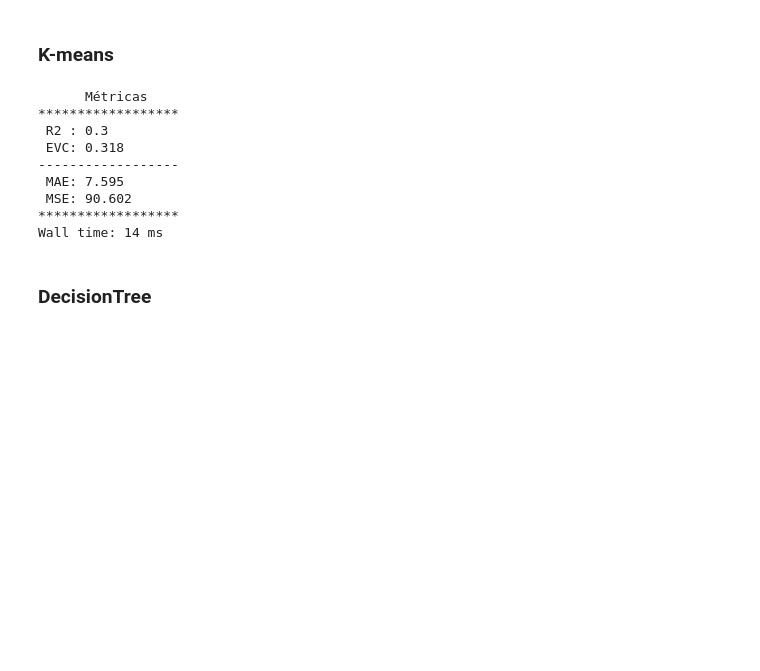
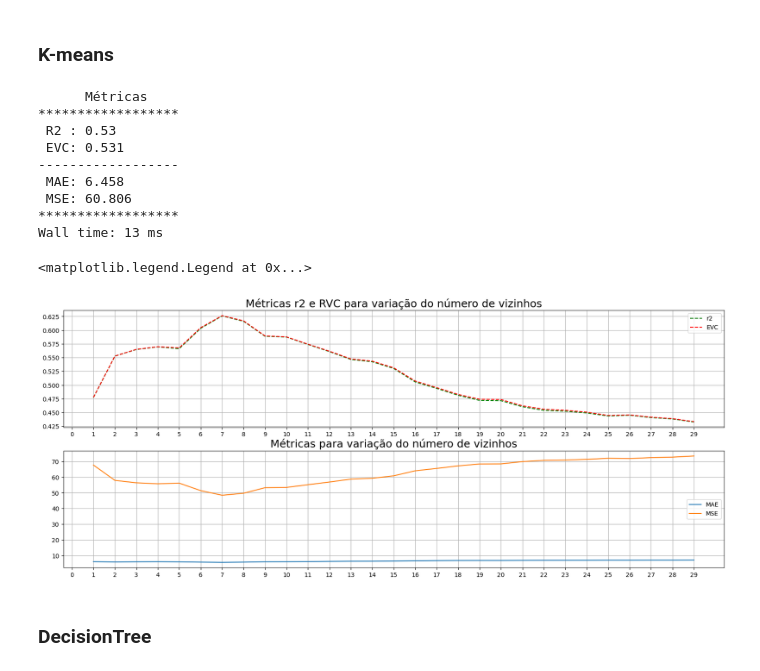
Before and after one commit to kitawarairon/portifolio_analise_dados, a Jupyter notebook: projeto_cement_manufacturing/analise_resistencia_concreto.ipynb, the cells around one changed output. Drawn from its saved outputs; the diff is of its cells as text; code cells hidden in the pictures; blank space fills up the shorter version.

```diff
--- a/projeto_cement_manufacturing/analise_resistencia_concreto.ipynb
+++ b/projeto_cement_manufacturing/analise_resistencia_concreto.ipynb
@@ -460,7 +449,4 @@ cluster_df.groupby('clusters_agg')['fck'].mean().to_frame().round(2)
 # %%
 # fazendo uma cópia
 predict_df = concreto_df.copy()
-
-# removendo as colunas desnecessárias
-predict_df.drop(columns='idade', axis=1, inplace=True)
 # %% [markdown]
@@ -605,19 +613,60 @@ Wall time: 30.9 ms
 %%time
 from sklearn.neighbors import KNeighborsRegressor
 
-kn = KNeighborsRegressor(n_neighbors=10)
+kn = KNeighborsRegressor(n_neighbors=15)
 kn.fit(X_train, y_train)
 validar_modelo(y_test, kn.predict(X_test))
 # %% [output]
       Métricas
 ******************
- R2 : 0.3
- EVC: 0.318
+ R2 : 0.53
+ EVC: 0.531
 ------------------
- MAE: 7.595
- MSE: 90.602
+ MAE: 6.458
+ MSE: 60.806
 ******************
-Wall time: 14 ms
+Wall time: 13 ms
+# %%
+# gerando lista de testes
+fim = 30
+n = list(range(1, fim))
+
+# criando listas auxiliares
+r2 =  []
+evc = []
+mae = []
+mse = []
+
+for i in n:
+    modelo = KNeighborsRegressor(n_neighbors=i)
+    modelo.fit(X_train, y_train)
+    a, b, c, d = retorna_valor(y_test, modelo.predict(X_test))
+    r2.append(a)
+    evc.append(b)
+    mae.append(c)
+    mse.append(d)
+# %%
+# configurações da figura
+plt.figure(figsize=(20, 8), dpi=100)
+
+# primeira figura
+plt.subplot(2, 1, 1)
+plt.title('Métricas r2 e RVC para variação do número de vizinhos', fontsize=18)
+plt.grid()
+plt.plot(n, r2, 'g--', n, evc, 'r--')
+plt.xticks(ticks=[x for x in range(fim)])
+plt.legend(labels=['r2', 'EVC'])
+
+# segunda figura
+plt.subplot(2, 1, 2)
+plt.title('Métricas para variação do número de vizinhos', fontsize=18)
+plt.grid()
+plt.plot(n, mae, n, mse)
+plt.xticks(ticks=[x for x in range(fim)])
+plt.legend(labels=[ 'MAE', 'MSE'])
+# %% [output]
+<matplotlib.legend.Legend at 0x...>
+[figure, added]
 # %% [markdown]
 ### DecisionTree
 # %%
```
Also changed, not shown: parts of 49 cells of this notebook, 5 other files.
